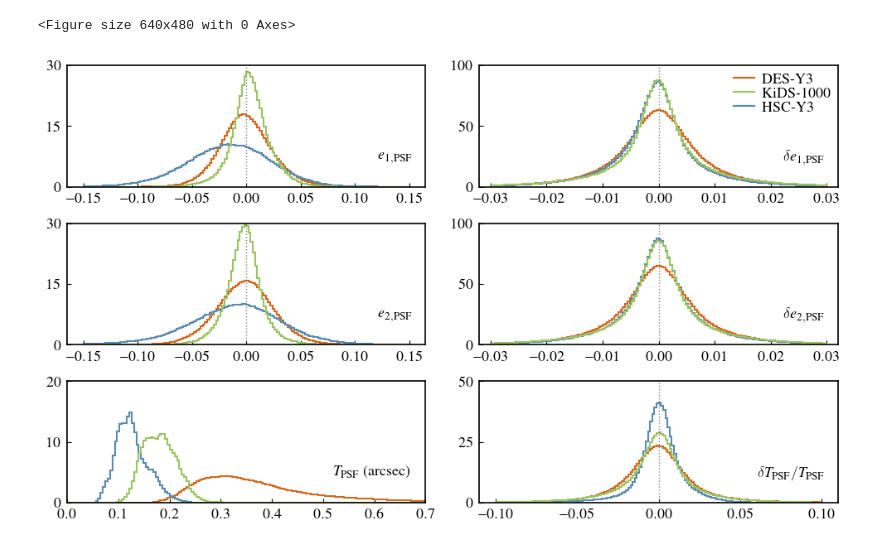
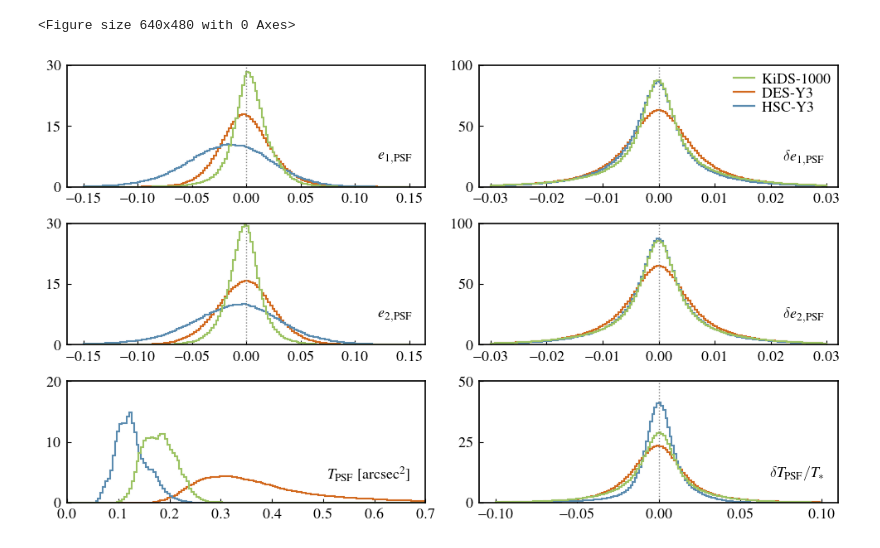
Before and after one commit to LSSTDESC/nulltests_txpipe, a Jupyter notebook: paper_plots/Fig3/PSFHistogramPlot.ipynb, the cells around one changed output. Cells and saved outputs as stored; diff of their text form; code cells hidden in the pictures.

```diff
--- a/paper_plots/Fig3/PSFHistogramPlot.ipynb
+++ b/paper_plots/Fig3/PSFHistogramPlot.ipynb
@@ -57,8 +57,8 @@ ax1 = plt.subplot(gs[1])
 ax1.hist((desy3_s['stars/measured_e1'][:]- desy3_s['stars/model_e1'][:]),bins=150,range=[-0.03,0.03],histtype='step',color=descol,density=True,lw=1.5)
 ax1.hist((2*hscy3_s['stars/measured_e1'][:]- 2*hscy3_s['stars/model_e1'][:]),bins=150,range=[-0.03,0.03],histtype='step',color=hsccol,density=True,lw=1.5)
 ax1.hist((kids_s['stars/measured_e1'][:]- kids_s['stars/model_e1'][:]),bins=150,range=[-0.03,0.03],histtype='step',color=kidscol,density=True,lw=1.5)
+ax1.plot(np.linspace(-1000,-1001,3),color=kidscol,lw=1.6,label='KiDS-1000')
 ax1.plot(np.linspace(-1000,-1001,3),color=descol,lw=1.6,label='DES-Y3')
-ax1.plot(np.linspace(-1000,-1001,3),color=kidscol,lw=1.6,label='KiDS-1000')
 ax1.plot(np.linspace(-1000,-1001,3),color=hsccol,lw=1.6,label='HSC-Y3')
 ax1.plot([0,0],[0,100], color='grey', lw=1, ls=':')
 ax1.set_xlim(-0.032,0.032)
@@ -98,34 +98,34 @@ ax4.hist(hscy3_s['stars/model_T'][:],bins=150,range=[0,0.7],histtype='step',colo
 ax4.hist(kids_s['stars/model_T'][:],bins=150,range=[0,0.7],histtype='step',color=kidscol,density=True,lw=1.5)
 ax4.set_xlim(0,0.7)
 ax4.set_ylim(0,20)
-ax4.text(0.96,0.3,r'$T_{\rm PSF}$ (arcsec)',transform=ax4.transAxes,ha='right',va='top',size=13)
+ax4.text(0.96,0.3,r'$T_{\rm PSF}$ [arcsec$^2$]',transform=ax4.transAxes,ha='right',va='top',size=13)
 ax4.tick_params(axis="both",which='both',direction="in")
 ax4.tick_params(axis='both', which='major', pad=5)
 ax4.set_yticks([0,10,20])
 
 ax5 = plt.subplot(gs[5])
 ax5.hist((desy3_s['stars/measured_T'][:]- desy3_s['stars/model_T'][:])/desy3_s['stars/measured_T'][:],bins=150,range=[-0.1,0.1],histtype='step',color=descol,density=True,lw=1.5)
 ax5.hist((hscy3_s['stars/measured_T'][:]- hscy3_s['stars/model_T'][:])/hscy3_s['stars/measured_T'][:],bins=150,range=[-0.1,0.1],histtype='step',color=hsccol,density=True,lw=1.5)
 ax5.hist((kids_s['stars/measured_T'][:]- kids_s['stars/model_T'][:])/kids_s['stars/measured_T'][:],bins=150,range=[-0.1,0.1],histtype='step',color=kidscol,density=True,lw=1.5)
 ax5.set_xlim(-0.11,0.11)
 ax5.set_ylim(0,50)
 ax5.plot([0,0],[0,50], color='grey', lw=1, ls=':')
-ax5.text(0.96,0.3,r'$\delta T_{\rm PSF}/ T_{\rm PSF}$',transform=ax5.transAxes,ha='right',va='top',size=13)
+ax5.text(0.96,0.3,r'$\delta T_{\rm PSF}/ T_{*}$',transform=ax5.transAxes,ha='right',va='top',size=13)
 ax5.tick_params(axis="both",which='both',direction="in")
 ax5.tick_params(axis='both', which='major', pad=5)
 ax5.set_yticks([0,25,50])
 
 
 for axis in ['top','bottom','left','right']:
     ax0.spines[axis].set_linewidth(1.2)
     ax1.spines[axis].set_linewidth(1.2)
     ax2.spines[axis].set_linewidth(1.2)
     ax3.spines[axis].set_linewidth(1.2)
     ax4.spines[axis].set_linewidth(1.2)
     ax5.spines[axis].set_linewidth(1.2)
 
 
 plt.savefig('psf_histograms.pdf',dpi=200)
 # %% [output]
 <Figure size 640x480 with 0 Axes>
-[figure, old version]
+[figure, new version]
```
Also changed, not shown: 1 other file.
